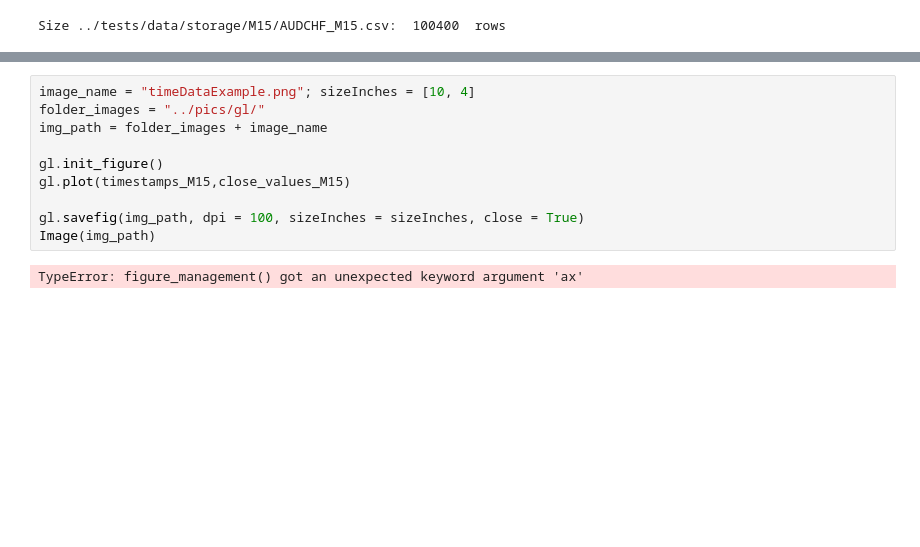
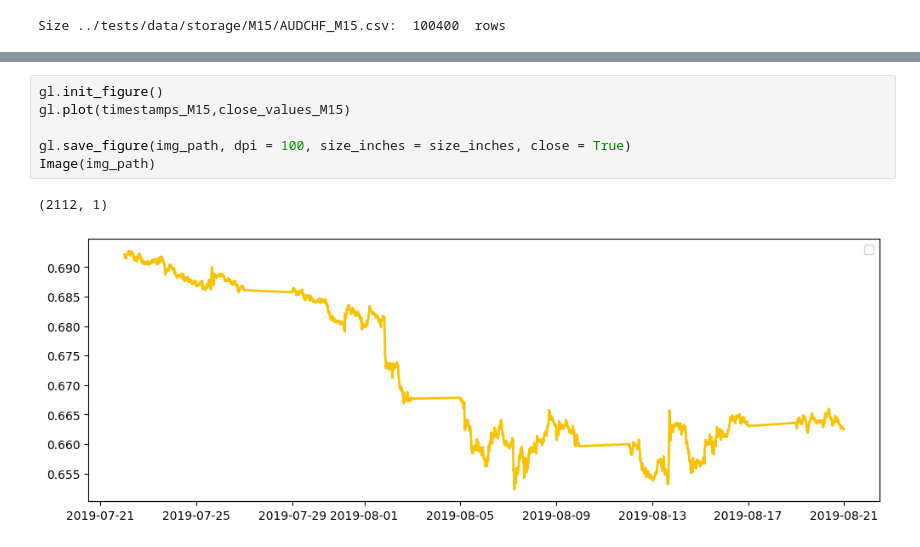
Before and after one commit to manuwhs/traphing, a Jupyter notebook: notebooks/Graphical_library.ipynb, the cells around one changed output, grey strips where cells are left out. Cells and saved outputs as stored; diff of their text form; blank space fills up the shorter version.

```diff
--- a/notebooks/Graphical_library.ipynb
+++ b/notebooks/Graphical_library.ipynb
@@ -36,12 +51,9 @@ Size ../tests/data/storage/M15/AUDCHF_M15.csv:  100400  rows
 # %%
-image_name = "timeDataExample.png"; sizeInches = [10, 4]
-folder_images = "../pics/gl/"
-img_path = folder_images + image_name
-
 gl.init_figure()
 gl.plot(timestamps_M15,close_values_M15)
 
-gl.savefig(img_path, dpi = 100, sizeInches = sizeInches, close = True)
+gl.save_figure(img_path, dpi = 100, size_inches = size_inches, close = True)
 Image(img_path)
 # %% [output]
-TypeError: figure_management() got an unexpected keyword argument 'ax'
+(2112, 1)
+[figure, added]
```
Also changed, not shown: parts of 3 cells of this notebook, 13 other files.
